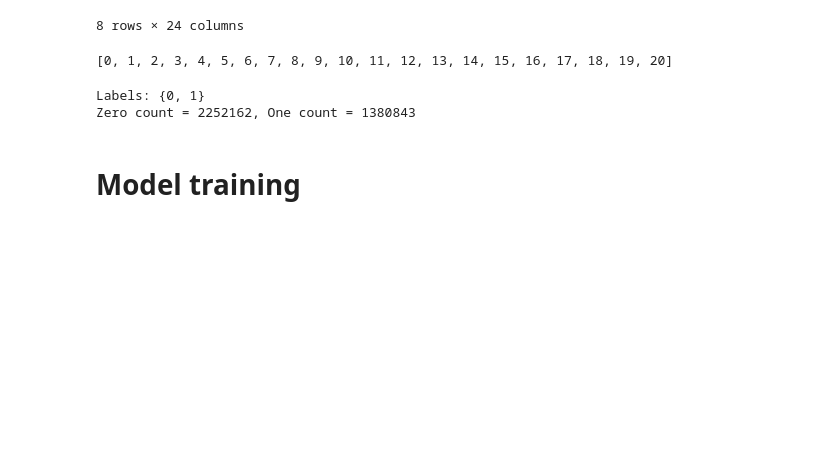
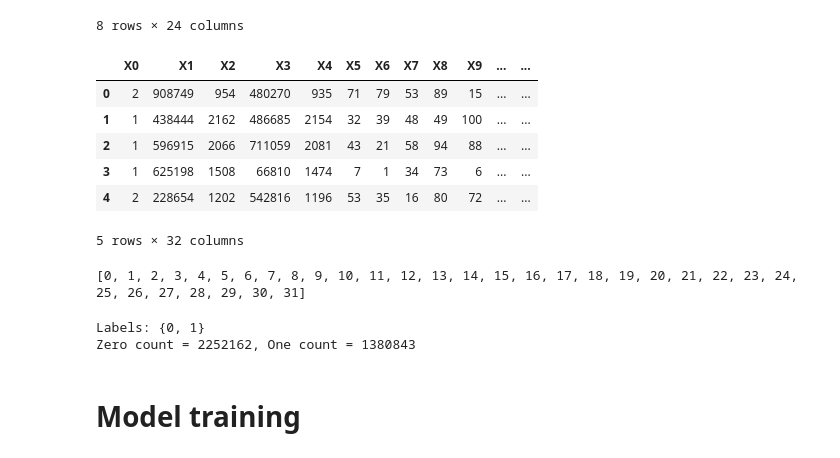
Before and after one commit to Yuriy-Kanygin/Ozon-Games, a Jupyter notebook: Ozone Games.ipynb, the cells around one changed output. Drawn from its saved outputs; the diff is of its cells as text; code cells hidden in the pictures; blank space fills up the shorter version.

```diff
--- a/Ozone Games.ipynb
+++ b/Ozone Games.ipynb
@@ -42,8 +56,19 @@ X = data.drop(['target', 'id'], axis=1)
+# %%
+X.head()
+# %% [output]
+|  | X0 | X1 | X2 | X3 | X4 | X5 | X6 | X7 | X8 | X9 | ... | ... |
+| 0 | 2 | 908749 | 954 | 480270 | 935 | 71 | 79 | 53 | 89 | 15 | ... | ... |
+| 1 | 1 | 438444 | 2162 | 486685 | 2154 | 32 | 39 | 48 | 49 | 100 | ... | ... |
+| 2 | 1 | 596915 | 2066 | 711059 | 2081 | 43 | 21 | 58 | 94 | 88 | ... | ... |
+| 3 | 1 | 625198 | 1508 | 66810 | 1474 | 7 | 1 | 34 | 73 | 6 | ... | ... |
+| 4 | 2 | 228654 | 1202 | 542816 | 1196 | 53 | 35 | 16 | 80 | 72 | ... | ... |
+5 rows × 32 columns
 # %%
-cat_features = list(range(0, X.shape[1]-1))
+# cat_features = list(range(0, X.shape[1] - 12))
+cat_features = list(range(0, X.shape[1]) )
 print(cat_features)
 # %% [output]
-[0, 1, 2, 3, 4, 5, 6, 7, 8, 9, 10, 11, 12, 13, 14, 15, 16, 17, 18, 19, 20]
+[0, 1, 2, 3, 4, 5, 6, 7, 8, 9, 10, 11, 12, 13, 14, 15, 16, 17, 18, 19, 20, 21, 22, 23, 24, 25, 26, 27, 28, 29, 30, 31]
 # %%
 print('Labels: {}'.format(set(y)))
 print('Zero count = {}, One count = {}'.format(len(y) - sum(y), sum(y)))
```
Also changed, not shown: parts of 8 cells of this notebook, 1 other file.
